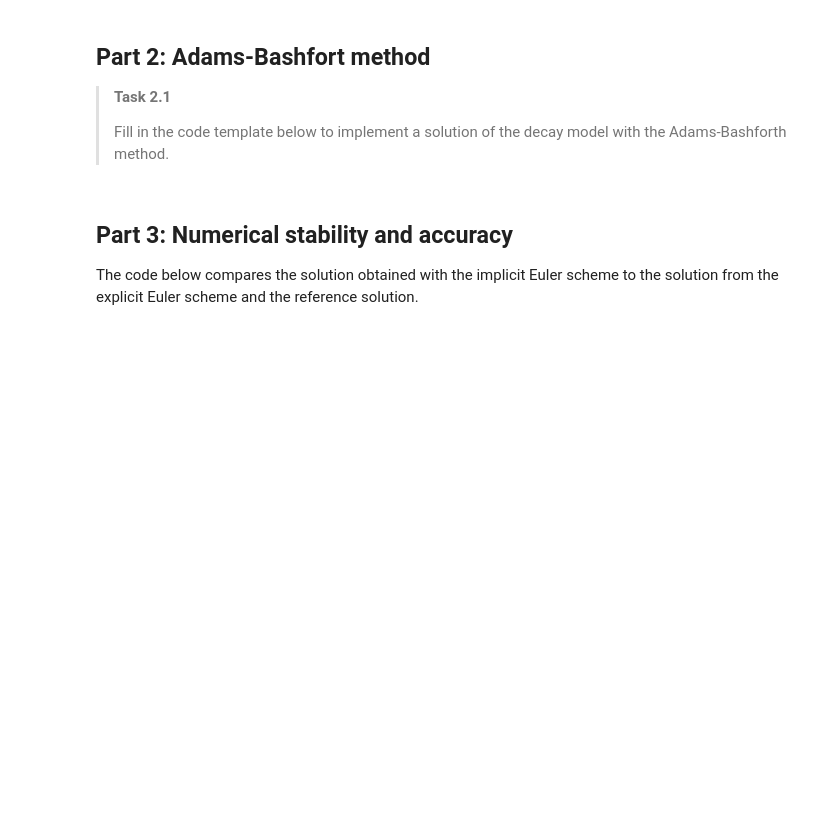
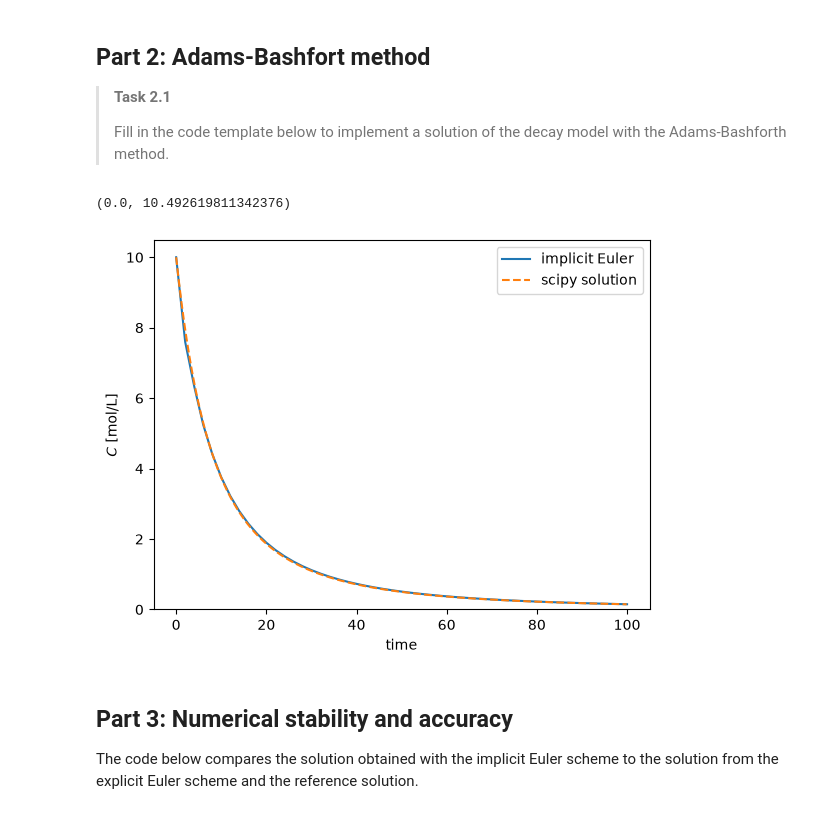
Before and after one commit to candicehabay11/GA1.3, a Jupyter notebook: contaminant_degradation.ipynb, the cells around one changed output. Cells and saved outputs as stored; diff of their text form; code cells hidden in the pictures; blank space fills up the shorter version.

```diff
--- a/contaminant_degradation.ipynb
+++ b/contaminant_degradation.ipynb
@@ -292,16 +292,43 @@ def solve_adams_bashforth(c0, times, dt, k, n, alpha):
 
     # Initialize the current state
     c_i = c0
+    c_iminus1 = c0 # added
 
     # Iterate over times
     for i in range(len(times) - 1):
         t_i = times[i]
 
-        ### YOUR CODE LINES HERE
+        f_ci = decay_model_with_sorption(t_i, c_i, k, n, alpha)
+        f_ciminus1 = decay_model_with_sorption(t_i, c_iminus1, k, n, alpha)
+
+        c_next = c_i + dt/2 * (3 * f_ci - f_ciminus1)
+
+        c.append(c_next)
+
+        c_iminus1 = c_i
+
+        #c_i = c[i+1]
+        c_i = c_next
+        #c_iminus1 = c[i]
+        #c_iminus1 = c_i
+
 
     # Convert list of states to a numpy array
     c_array = np.array(c)
     return c_array
+# %%
+c_implicit_ab = solve_adams_bashforth(c0, times, dt, k, n, alpha)
+# %%
+# Plot the implicit Euler solution against the reference solution
+plt.plot(times, c_implicit_ab, label="implicit Euler")
+plt.plot(sol.t, sol.y[0], label="scipy solution", linestyle= 'dashed')
+plt.legend()
+plt.xlabel("time")
+plt.ylabel("$C$ [mol/L]")
+plt.ylim(bottom=0)
+# %% [output]
+(0.0, 10.492619811342376)
+[figure, added]
 # %% [markdown]
 ## Part 3: Numerical stability and accuracy
 
```
Also changed, not shown: parts of 1 cell of this notebook.
